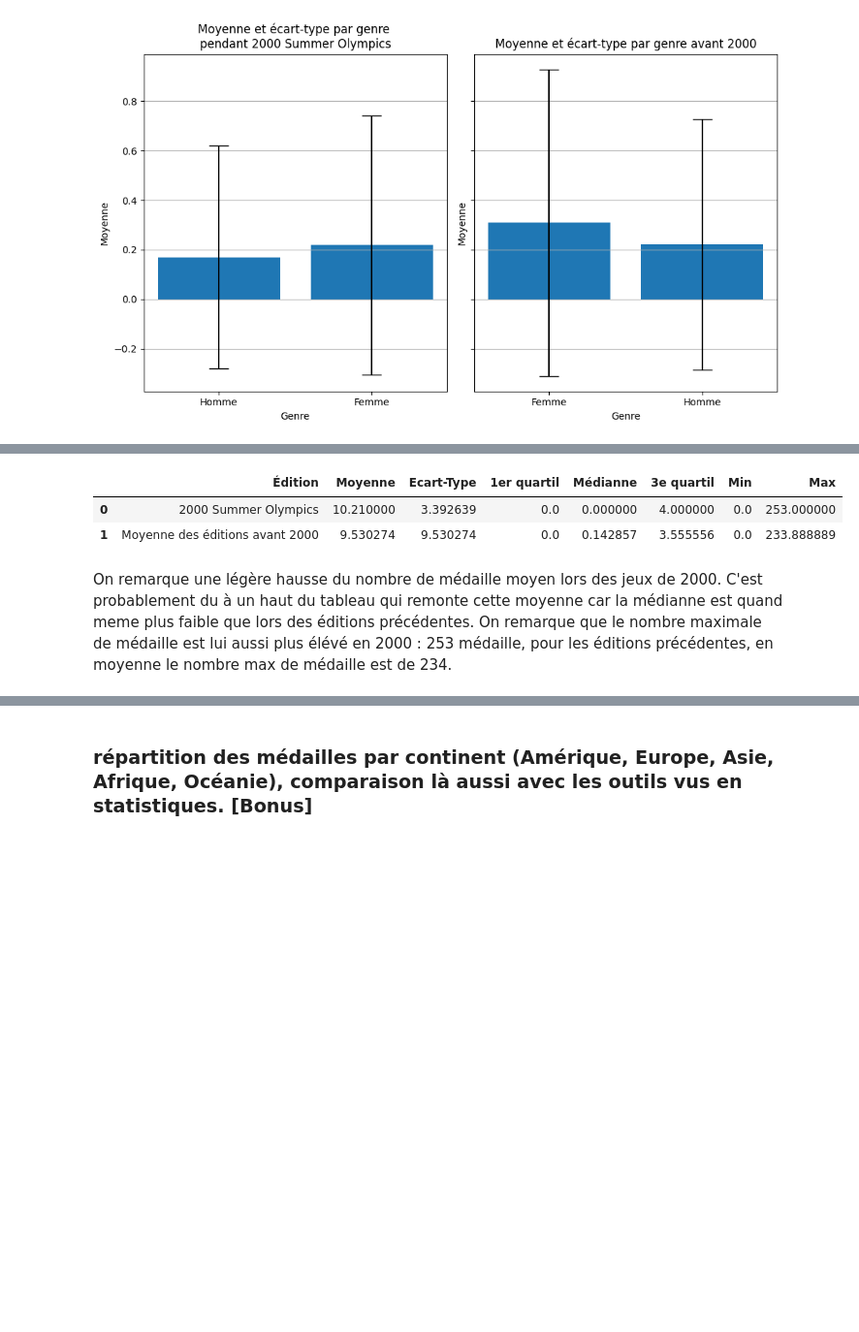
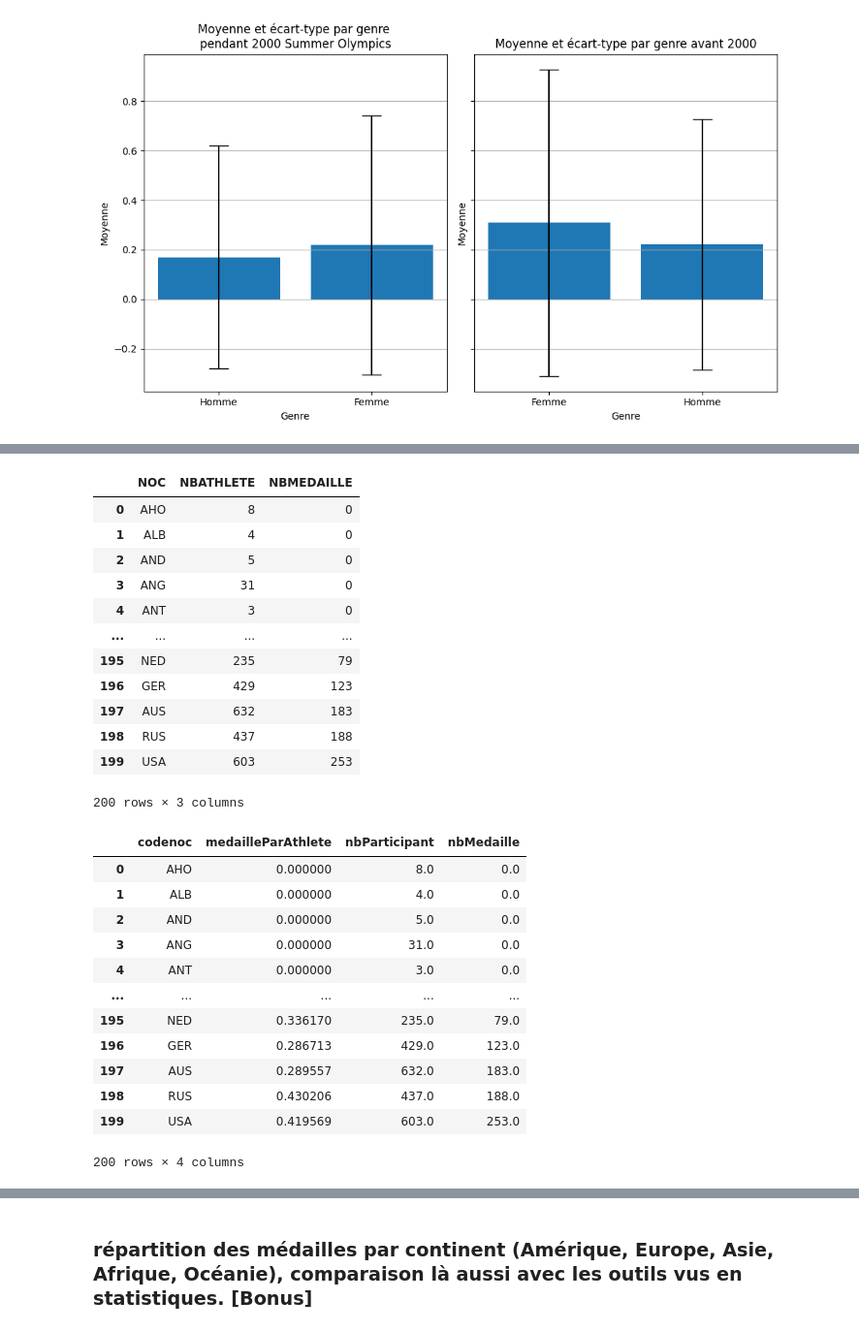
Before and after one commit to Kylian2/S204-AnalyseJO, a Jupyter notebook: rapport.ipynb, the cells around one changed output, grey strips where cells are left out. Shown: that part at 97% size. Drawn from its saved outputs; the diff is of its cells as text; code cells hidden in the pictures; blank space fills up the shorter version.

```diff
--- a/rapport.ipynb
+++ b/rapport.ipynb
@@ -410,7 +411,7 @@ for i, row in saison.iterrows():
                                                         LEFT JOIN participation_individuelle pi ON a.idAthlete = pi.idAthlete
                                                         INNER JOIN evenement e ON e.idevenement = pi.idevent
                                                         INNER JOIN hote h ON e.idhote = h.idhote
-                                                        WHERE genre = 'Male' AND saison = 'Summer' AND  anneeHote = {row['ANNEEHOTE']}
+                                                        WHERE Resultat NOT LIKE('%DNS%') AND StatutEvenement = 'Olympic' AND genre = 'Male' AND saison = 'Summer' AND  anneeHote = {row['ANNEEHOTE']}
                                                         UNION ALL
                                                         SELECT
                                                         a.idathlete, a.nomathlete, a.prenomathlete, medaille
@@ -419,7 +420,7 @@ for i, row in saison.iterrows():
                                                         INNER JOIN participation_equipe pe ON pe.idequipe = ce.idequipe
                                                         INNER JOIN evenement e ON e.idevenement = pe.idevenement
                                                         INNER JOIN hote h ON e.idhote = h.idhote
-                                                        WHERE genre = 'Male' AND saison = 'Summer' AND anneeHote = {row['ANNEEHOTE']})
+                                                        WHERE Resultat NOT LIKE('%DNS%') AND StatutEvenement = 'Olympic' AND genre = 'Male' AND saison = 'Summer' AND  anneeHote = {row['ANNEEHOTE']})
                                                         GROUP BY idathlete, nomathlete, prenomathlete)
                                                         GROUP BY total
                                                         ORDER BY total
@@ -456,7 +457,7 @@ for i, row in saison.iterrows():
                                                         LEFT JOIN participation_individuelle pi ON a.idAthlete = pi.idAthlete
                                                         INNER JOIN evenement e ON e.idevenement = pi.idevent
                                                         INNER JOIN hote h ON e.idhote = h.idhote
-                                                        WHERE genre = 'Female' AND saison = 'Summer' AND  anneeHote = {row['ANNEEHOTE']}
+                                                        WHERE Resultat NOT LIKE('%DNS%') AND StatutEvenement = 'Olympic' AND genre = 'Female' AND saison = 'Summer' AND  anneeHote = {row['ANNEEHOTE']}
                                                         UNION ALL
                                                         SELECT
                                                         a.idathlete, a.nomathlete, a.prenomathlete, medaille
@@ -465,7 +466,7 @@ for i, row in saison.iterrows():
                                                         INNER JOIN participation_equipe pe ON pe.idequipe = ce.idequipe
                                                         INNER JOIN evenement e ON e.idevenement = pe.idevenement
                                                         INNER JOIN hote h ON e.idhote = h.idhote
-                                                        WHERE genre = 'Female' AND saison = 'Summer' AND anneeHote = {row['ANNEEHOTE']})
+                                                        WHERE Resultat NOT LIKE('%DNS%') AND StatutEvenement = 'Olympic' AND  genre = 'Female' AND saison = 'Summer' AND anneeHote = {row['ANNEEHOTE']})
                                                         GROUP BY idathlete, nomathlete, prenomathlete)
                                                         GROUP BY total
                                                         ORDER BY total
@@ -650,36 +649,55 @@ def quartilsSerieNoc(serie):
 # %%
-#IDEM : Faire moyenne "Un américain gagne en moyenne x medailles
-# lors des 2000 et x medailles lors des avant"
-
 serie_noc_2000 = requete_vers_dataframe(conn, f"""
                                         SELECT * FROM {SCHEMA}.medailles_noc_athletes
                                         """)
+pays_statistiques_2000 = pd.DataFrame({
+    'codenoc' : [],
+    'medailleParAthlete':[],
+    'nbParticipant': [],
+    'nbMedaille': [],
+})
 
-serie_noc_avant_2000 = requete_vers_dataframe(conn, f"""
-                                        SELECT * FROM {SCHEMA}.medailles_noc_athletes_avant_2000
-                                        """)
+for i, row in serie_noc_2000.iterrows():
 
-quartil_2000 = quartilsSerieNoc(serie_noc_2000)
+    rang = {
+        'codenoc' : row["NOC"],
+        'medailleParAthlete': row['NBMEDAILLE']/ row['NBATHLETE'] if row['NBATHLETE'] != 0 else 0,
+        'nbParticipant': row['NBATHLETE'],
+        'nbMedaille':row['NBMEDAILLE'],
+    }
 
-quartil_avant_2000 = quartilsSerieNoc(serie_noc_avant_2000)
+    rang = pd.DataFrame([rang])
 
-statistiques_global_nocs = {
-    'Édition' : ['2000 Summer Olympics', 'Moyenne des éditions avant 2000'],
-    'Moyenne': [calculerMoyenneMedailleNoc(serie_noc_2000), calculerMoyenneMedailleNoc(serie_noc_avant_2000)],
-    'Ecart-Type': [calculerEcartTypeMedailleNoc(serie_noc_2000), calculerMoyenneMedailleNoc(serie_noc_avant_2000)],
-    '1er quartil': [quartil_2000[0],quartil_avant_2000[0]],
-    'Médianne': [quartil_2000[1],quartil_avant_2000[1]],
-    '3e quartil': [quartil_2000[2],quartil_avant_2000[2]],
-    'Min': [minSerieNoc(serie_noc_2000),minSerieNoc(serie_noc_avant_2000)],
-    'Max': [maxSerieNoc(serie_noc_2000),maxSerieNoc(serie_noc_avant_2000)],
-}
+    # Utiliser pd.concat pour ajouter la nouvelle ligne
+    pays_statistiques_2000 = pd.concat([pays_statistiques_2000, rang], ignore_index=True)
 
-statistiques_global_nocs = pd.DataFrame(statistiques_global_nocs)
-
-display(statistiques_global_nocs)
+pays_statistiques_2000['nbParticipant'] = pays_statistiques_2000['nbParticipant'].fillna(0)
+pays_statistiques_2000['nbMedaille'] = pays_statistiques_2000['nbMedaille'].fillna(0)
+display(pays_statistiques_2000)
 # %% [output]
-|  | Édition | Moyenne | Ecart-Type | 1er quartil | Médianne | 3e quartil | Min | Max |
-| 0 | 2000 Summer Olympics | 10.210000 | 3.392639 | 0.0 | 0.000000 | 4.000000 | 0.0 | 253.000000 |
-| 1 | Moyenne des éditions avant 2000 | 9.530274 | 9.530274 | 0.0 | 0.142857 | 3.555556 | 0.0 | 233.888889 |
+|  | NOC | NBATHLETE | NBMEDAILLE |
+| 0 | AHO | 8 | 0 |
+| 1 | ALB | 4 | 0 |
+| 2 | AND | 5 | 0 |
+| 3 | ANG | 31 | 0 |
+| 4 | ANT | 3 | 0 |
+| ... | ... | ... | ... |
+| 195 | NED | 235 | 79 |
+| 196 | GER | 429 | 123 |
+| 197 | AUS | 632 | 183 |
+| 198 | RUS | 437 | 188 |
+| 199 | USA | 603 | 253 |
+200 rows × 3 columns
+|  | codenoc | medailleParAthlete | nbParticipant | nbMedaille |
+| 0 | AHO | 0.000000 | 8.0 | 0.0 |
+| 1 | ALB | 0.000000 | 4.0 | 0.0 |
+| 2 | AND | 0.000000 | 5.0 | 0.0 |
+| 3 | ANG | 0.000000 | 31.0 | 0.0 |
+| 4 | ANT | 0.000000 | 3.0 | 0.0 |
+| ... | ... | ... | ... | ... |
+| 195 | NED | 0.336170 | 235.0 | 79.0 |
+| 196 | GER | 0.286713 | 429.0 | 123.0 |
+| 197 | AUS | 0.289557 | 632.0 | 183.0 |
+| 198 | RUS | 0.430206 | 437.0 | 188.0 |
+| 199 | USA | 0.419569 | 603.0 | 253.0 |
+200 rows × 4 columns
-# %% [markdown]
-On remarque une légère hausse du nombre de médaille moyen lors des jeux de 2000. C'est probablement du à un haut du tableau qui remonte cette moyenne car la médianne est quand meme plus faible que lors des éditions précédentes. On remarque que le nombre maximale de médaille est lui aussi plus élévé en 2000 : 253 médaille, pour les éditions précédentes, en moyenne le nombre max de médaille est de 234.
```
Also changed, not shown: parts of 9 cells of this notebook.
